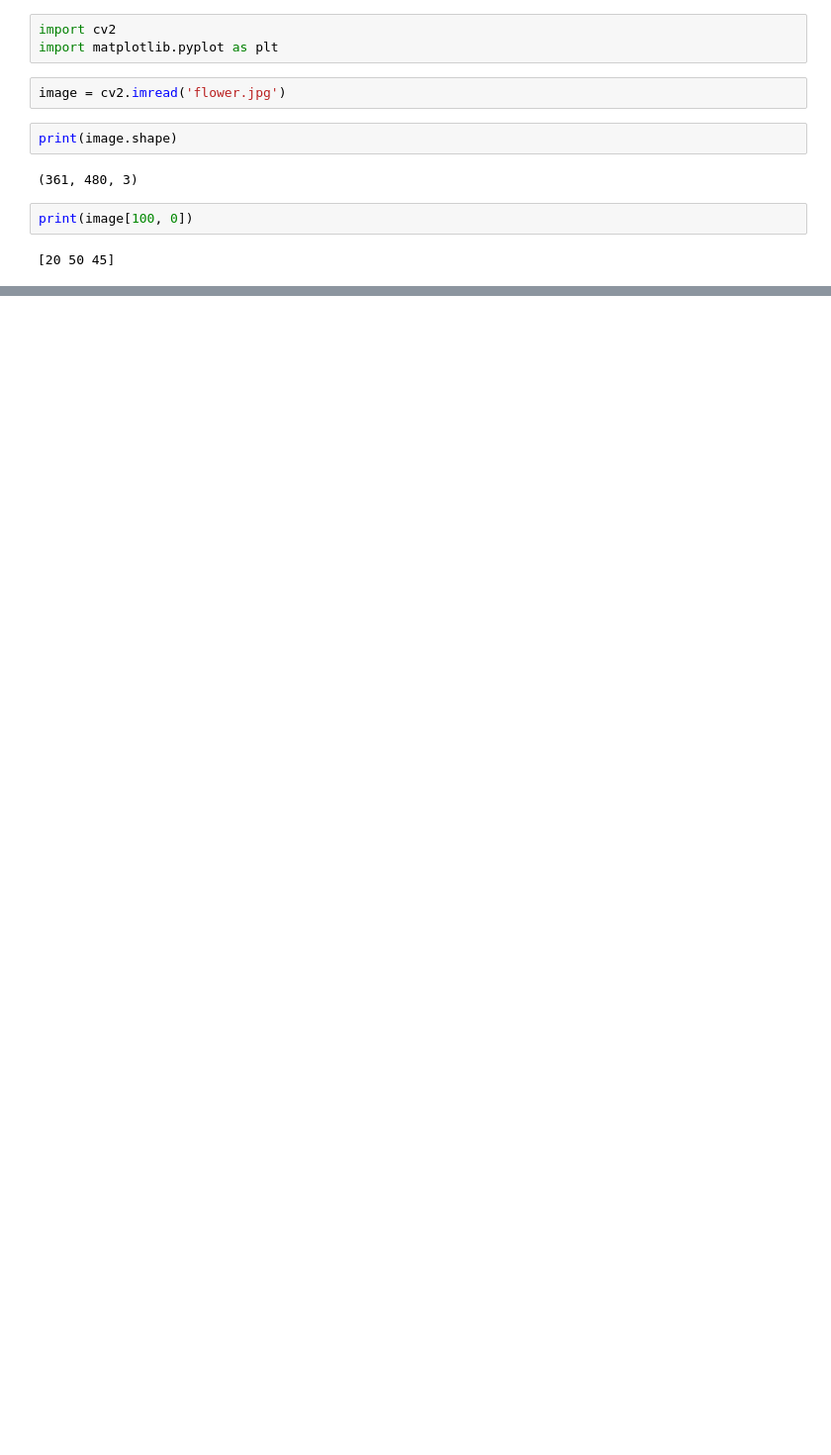
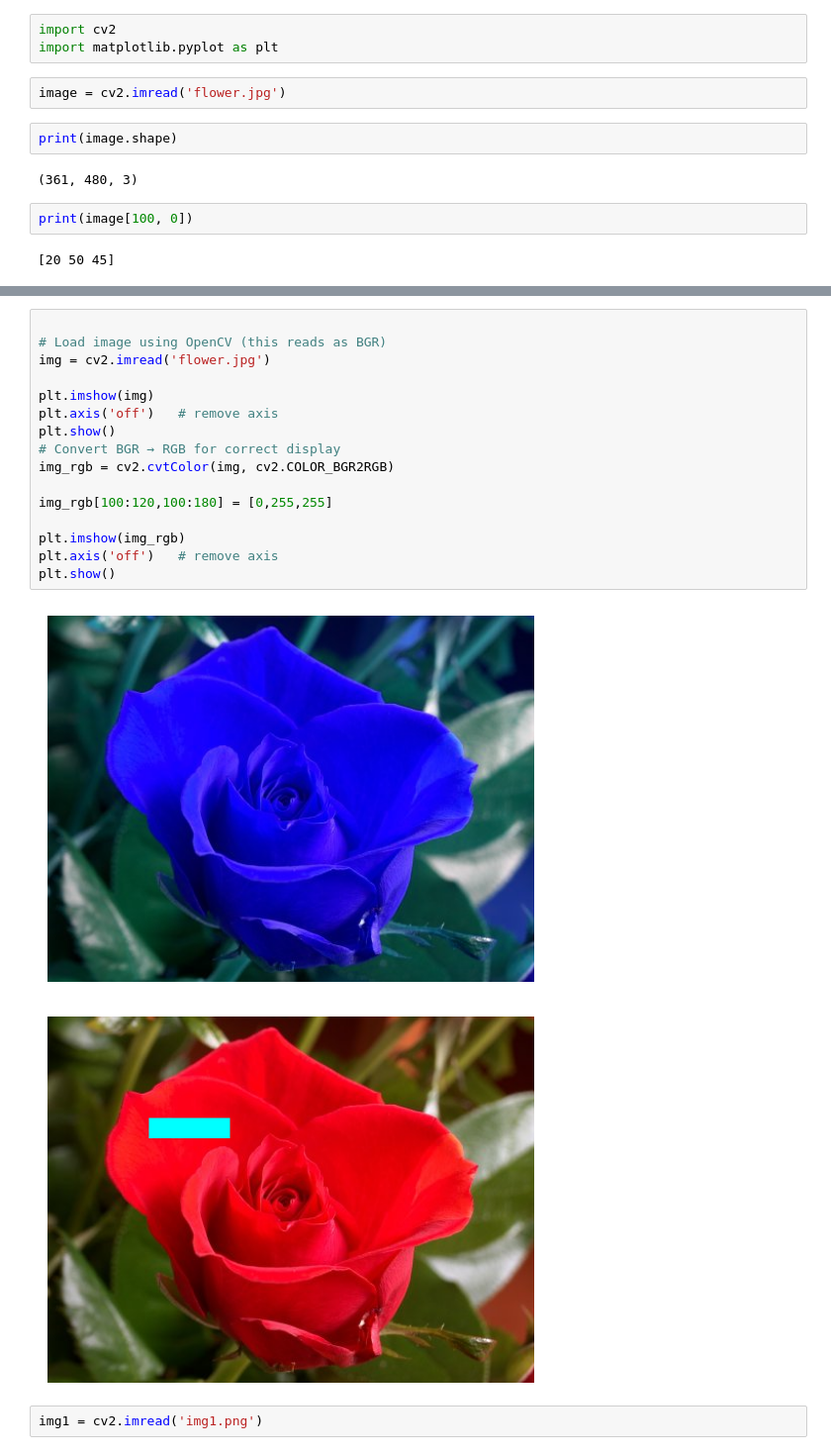
Before and after one commit to Ddasunsandeepa/Image-Processing-OpenCV, a Jupyter notebook: OpenCV_Basics.ipynb, the cells around one changed output, grey strips where cells are left out. Shown at 99% size. Drawn from its saved outputs; the diff is of its cells as text; blank space fills up the shorter version.

```diff
--- a/OpenCV_Basics.ipynb
+++ b/OpenCV_Basics.ipynb
@@ -20,0 +50,21 @@ print(image[100, 0])
+# %%
+
+# Load image using OpenCV (this reads as BGR)
+img = cv2.imread('flower.jpg')
+
+plt.imshow(img)
+plt.axis('off')   # remove axis
+plt.show()
+# Convert BGR → RGB for correct display
+img_rgb = cv2.cvtColor(img, cv2.COLOR_BGR2RGB)
+
+img_rgb[100:120,100:180] = [0,255,255]
+
+plt.imshow(img_rgb)
+plt.axis('off')   # remove axis
+plt.show()
+# %% [output]
+[figure, added]
+[figure, added]
+# %%
+img1 = cv2.imread('img1.png')
```
Also changed, not shown: parts of 3 cells of this notebook.
